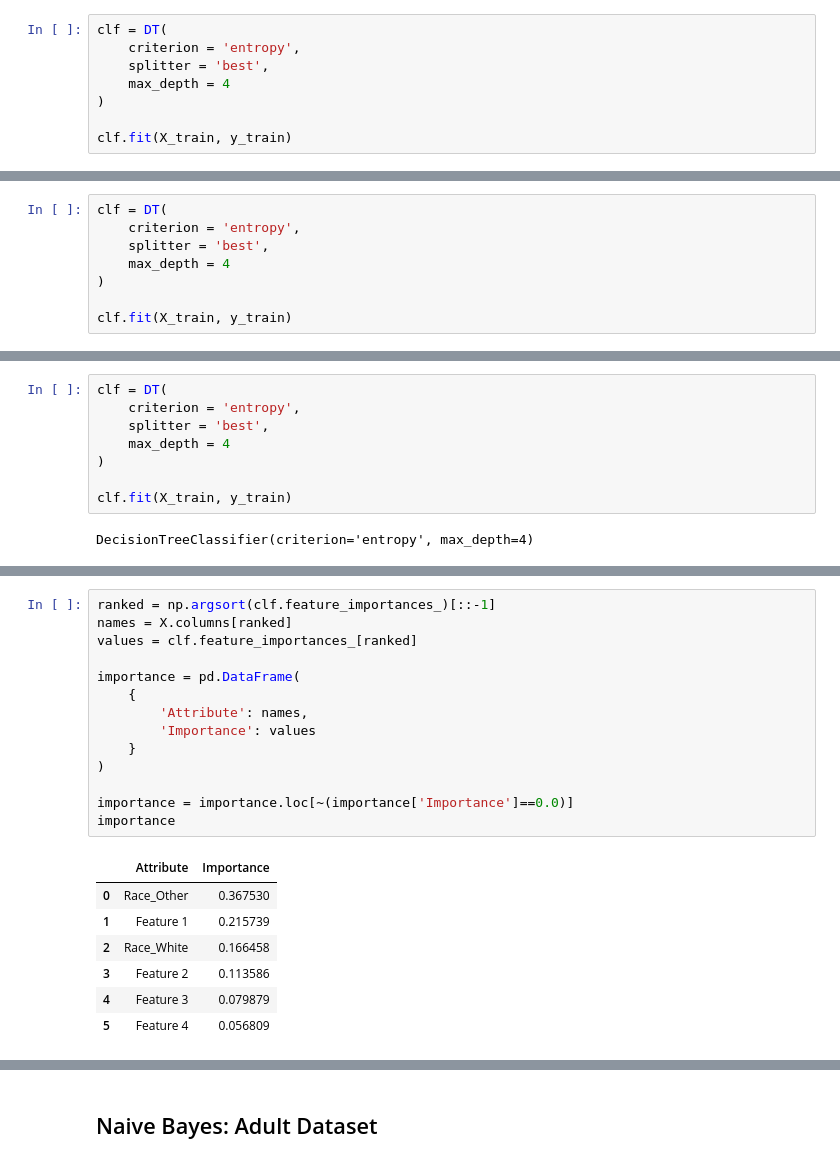
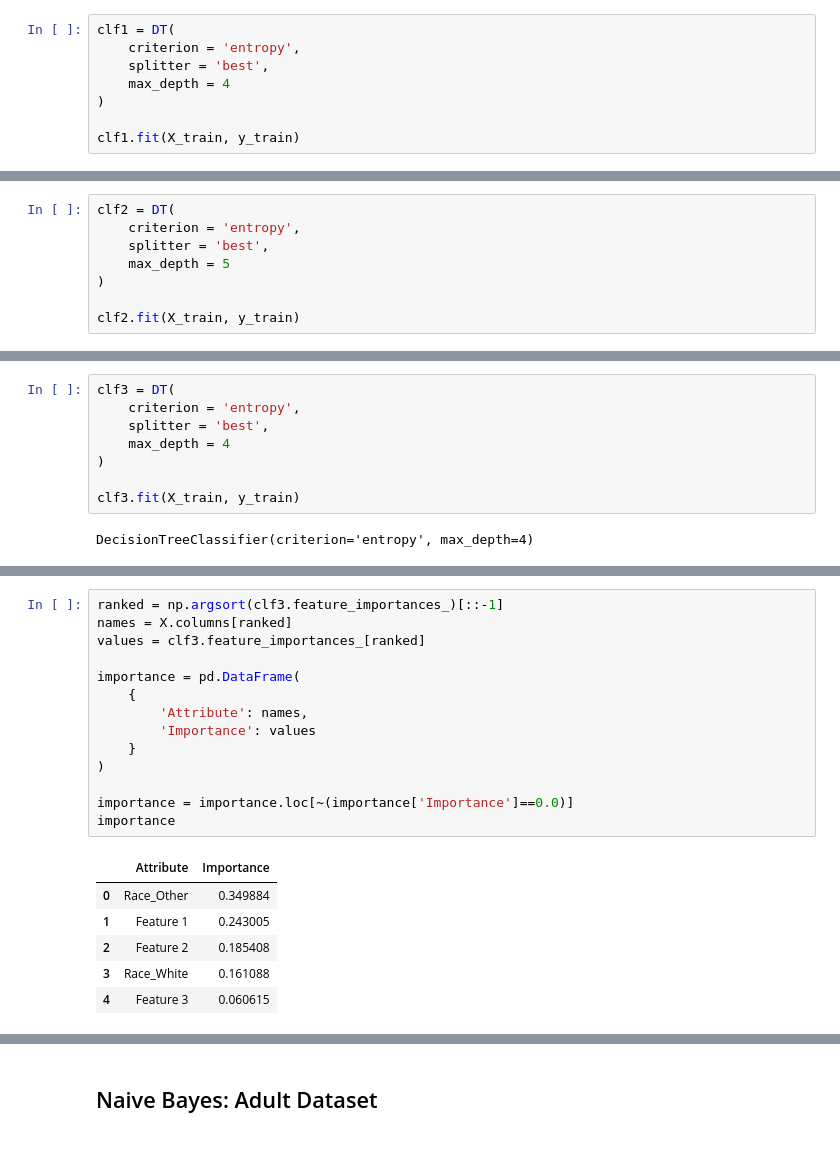
Before and after one commit to bcwein/Forseti, a Jupyter notebook: notebooks/intepretability.ipynb, the cells around one changed output, grey strips where cells are left out. Drawn from its saved outputs; the diff is of its cells as text.

```diff
--- a/notebooks/intepretability.ipynb
+++ b/notebooks/intepretability.ipynb
@@ -54,13 +55,13 @@ X = X.join(Xcat)
 # %% [markdown]
 Train the model on the training data.
 # %%
-clf = DT(
+clf1 = DT(
     criterion = 'entropy',
     splitter = 'best',
     max_depth = 4
 )
 
-clf.fit(X_train, y_train)
+clf1.fit(X_train, y_train)
 # %% [output]
 DecisionTreeClassifier(criterion='entropy', max_depth=4)
 # %% [markdown]
@@ -146,10 +134,10 @@ X = X.join(Xcat)
  ) = train_test_split(X, y, test_size=test_size)
 # %%
-clf = DT(
+clf2 = DT(
     criterion = 'entropy',
     splitter = 'best',
-    max_depth = 4
+    max_depth = 5
 )
 
-clf.fit(X_train, y_train)
+clf2.fit(X_train, y_train)
 # %% [output]
@@ -218,11 +192,11 @@ X = X.join(Xcat)
  ) = train_test_split(X, y, test_size=test_size)
 # %%
-clf = DT(
+clf3 = DT(
     criterion = 'entropy',
     splitter = 'best',
     max_depth = 4
 )
 
-clf.fit(X_train, y_train)
+clf3.fit(X_train, y_train)
 # %% [output]
 DecisionTreeClassifier(criterion='entropy', max_depth=4)
@@ -240,22 +203,21 @@ plt.savefig('dectree_test.jpg', dpi=300)
 # %%
-ranked = np.argsort(clf.feature_importances_)[::-1]
+ranked = np.argsort(clf3.feature_importances_)[::-1]
 names = X.columns[ranked]
-values = clf.feature_importances_[ranked]
+values = clf3.feature_importances_[ranked]
 
 importance = pd.DataFrame(
     {
         'Attribute': names,
         'Importance': values
     }
 )
 
 importance = importance.loc[~(importance['Importance']==0.0)]
 importance
 # %% [output]
 |  | Attribute | Importance |
-| 0 | Race_Other | 0.367530 |
-| 1 | Feature 1 | 0.215739 |
-| 2 | Race_White | 0.166458 |
-| 3 | Feature 2 | 0.113586 |
-| 4 | Feature 3 | 0.079879 |
-| 5 | Feature 4 | 0.056809 |
+| 0 | Race_Other | 0.349884 |
+| 1 | Feature 1 | 0.243005 |
+| 2 | Feature 2 | 0.185408 |
+| 3 | Race_White | 0.161088 |
+| 4 | Feature 3 | 0.060615 |
```
Also changed, not shown: parts of 45 cells of this notebook, 12 other files.
